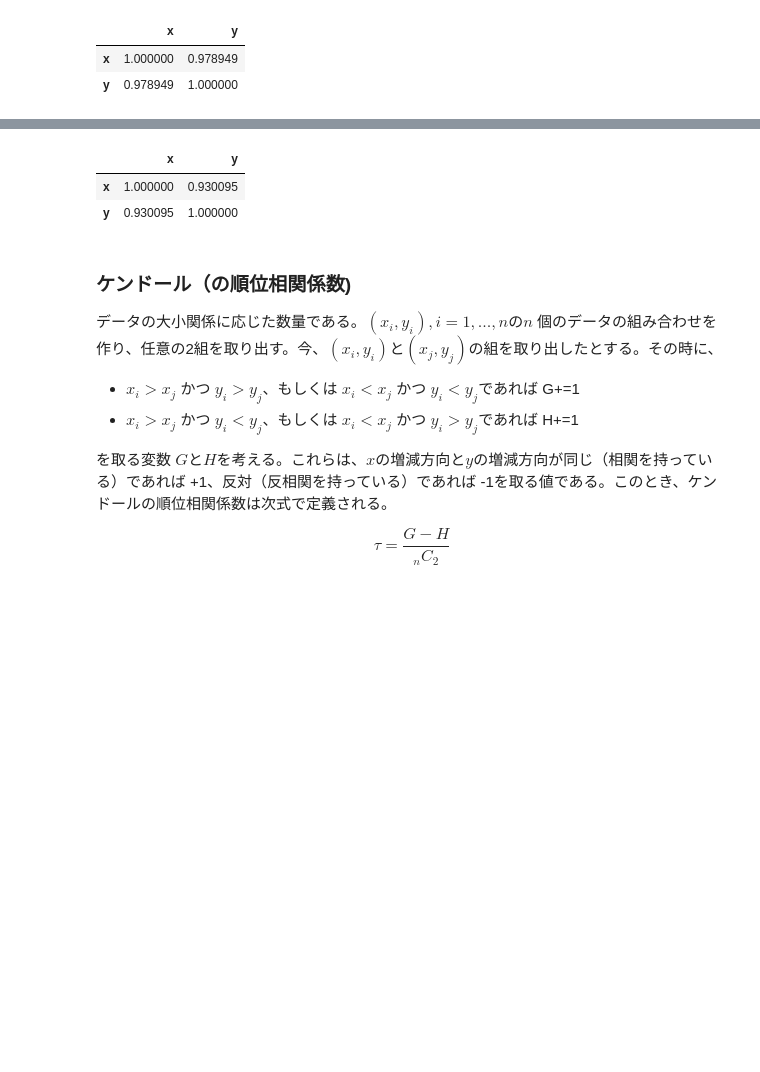
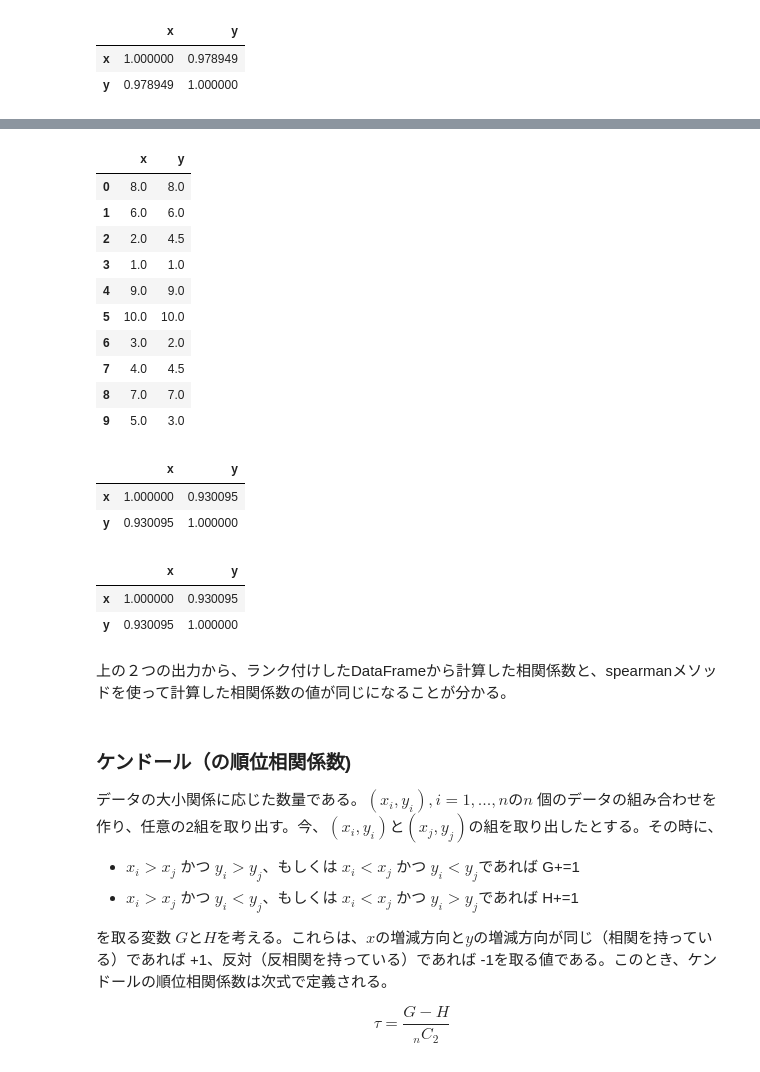
Before and after one commit to kabupen/stamp, a Jupyter notebook: books/mva/section1_regression.ipynb, the cells around one changed output, grey strips where cells are left out. Saved outputs shown, nothing was run; the diff lists cells and outputs as text; code cells hidden in the pictures; blank space fills up the shorter version.

```diff
--- a/books/mva/section1_regression.ipynb
+++ b/books/mva/section1_regression.ipynb
@@ -238,9 +241,32 @@ df.corr(method="pearson")
+# %%
+df_spearman = df.rank()
+df_spearman
+# %% [output]
+|  | x | y |
+| 0 | 8.0 | 8.0 |
+| 1 | 6.0 | 6.0 |
+| 2 | 2.0 | 4.5 |
+| 3 | 1.0 | 1.0 |
+| 4 | 9.0 | 9.0 |
+| 5 | 10.0 | 10.0 |
+| 6 | 3.0 | 2.0 |
+| 7 | 4.0 | 4.5 |
+| 8 | 7.0 | 7.0 |
+| 9 | 5.0 | 3.0 |
+# %%
+df_spearman.corr(method="pearson")
+# %% [output]
+|  | x | y |
+| x | 1.000000 | 0.930095 |
+| y | 0.930095 | 1.000000 |
 # %%
 df.corr(method="spearman")
 # %% [output]
 |  | x | y |
 | x | 1.000000 | 0.930095 |
 | y | 0.930095 | 1.000000 |
+# %% [markdown]
+上の２つの出力から、ランク付けしたDataFrameから計算した相関係数と、spearmanメソッドを使って計算した相関係数の値が同じになることが分かる。
 # %% [markdown]
 ### ケンドール（の順位相関係数)
 
```
Also changed, not shown: parts of 3 cells of this notebook, 1 other file.
